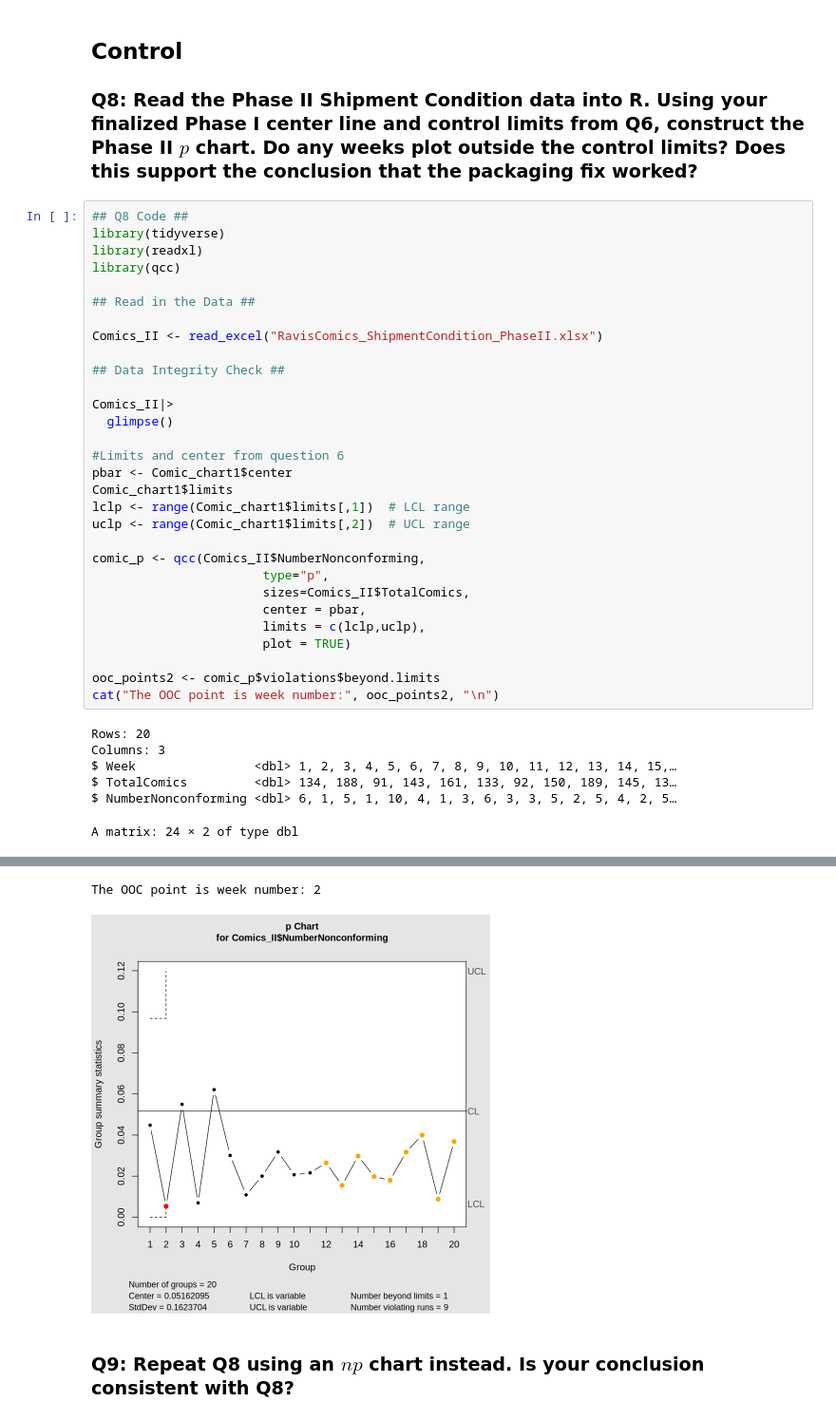
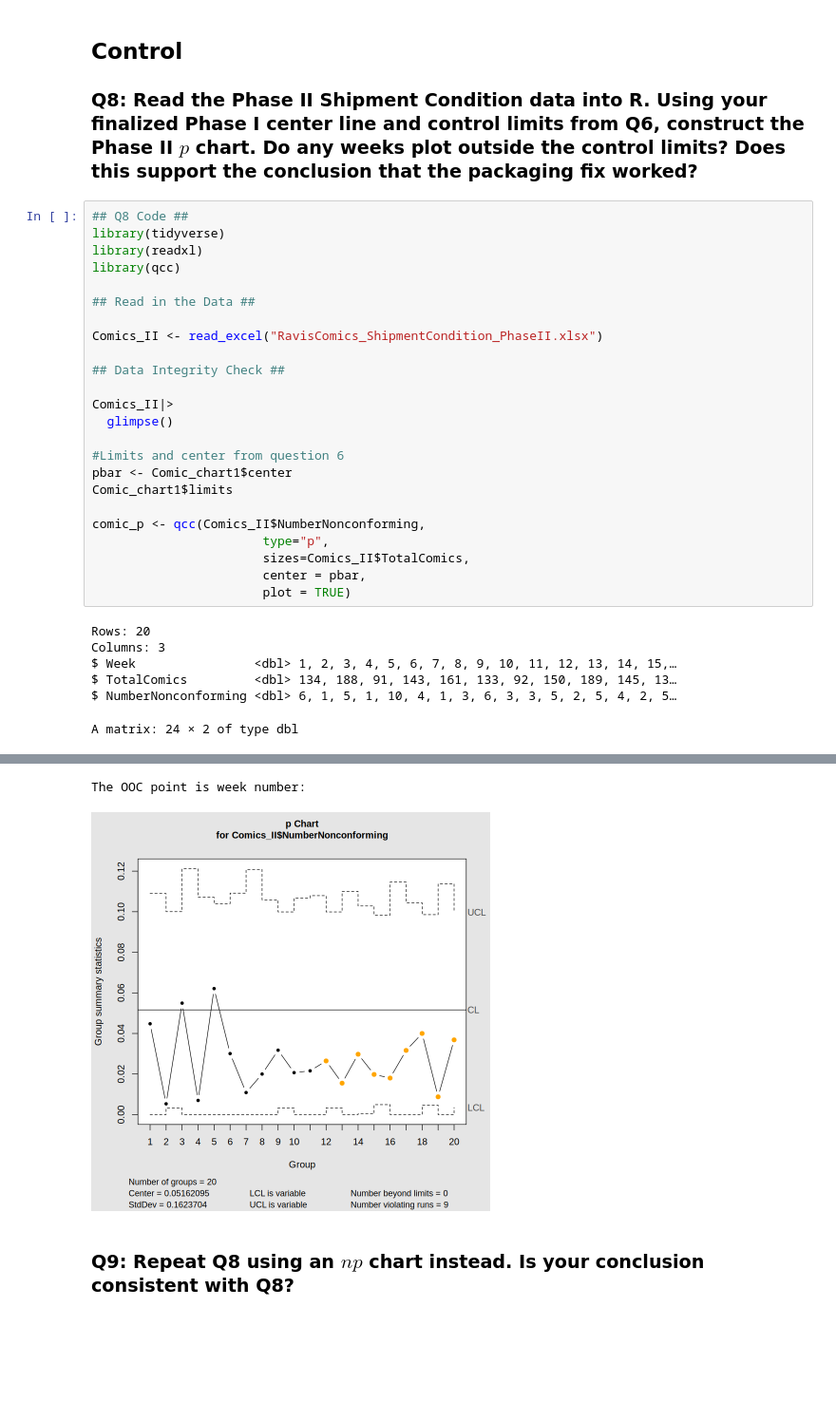
Before and after one commit to DesyneMartinez/STAT-7110-Quality-Control, a Jupyter notebook: Assignments/HW3/STAT-7110-HW3.ipynb, the cells around one changed output, grey strips where cells are left out. Shown at 95% size. Drawn from its saved outputs; the diff is of its cells as text; blank space fills up the shorter version.

```diff
--- a/Assignments/HW3/STAT-7110-HW3.ipynb
+++ b/Assignments/HW3/STAT-7110-HW3.ipynb
@@ -239,44 +239,38 @@ Comics_II|>
 #Limits and center from question 6
 pbar <- Comic_chart1$center
 Comic_chart1$limits
-lclp <- range(Comic_chart1$limits[,1])  # LCL range
-uclp <- range(Comic_chart1$limits[,2])  # UCL range
 
 comic_p <- qcc(Comics_II$NumberNonconforming,
                        type="p",
                        sizes=Comics_II$TotalComics,
                        center = pbar,
-                       limits = c(lclp,uclp),
                        plot = TRUE)
-
-ooc_points2 <- comic_p$violations$beyond.limits
-cat("The OOC point is week number:", ooc_points2, "\n")
 # %% [output]
 Rows: 20
 Columns: 3
 $ Week                <dbl> 1, 2, 3, 4, 5, 6, 7, 8, 9, 10, 11, 12, 13, 14, 15,…
 $ TotalComics         <dbl> 134, 188, 91, 143, 161, 133, 92, 150, 189, 145, 13…
 $ NumberNonconforming <dbl> 6, 1, 5, 1, 10, 4, 1, 3, 6, 3, 3, 5, 2, 5, 4, 2, 5…
 A matrix: 24 × 2 of type dbl
 |  | LCL | UCL |
 |  | 0.003964205 | 0.09927769 |
 |  | 0.006456330 | 0.09678557 |
 |  | 0.000000000 | 0.10600006 |
 |  | 0.000000000 | 0.10732426 |
 |  | 0.000000000 | 0.11123030 |
 |  | 0.006032239 | 0.09720966 |
 |  | 0.000000000 | 0.10693608 |
 |  | 0.000000000 | 0.11298758 |
 |  | 0.003080429 | 0.10016147 |
 |  | 0.004801403 | 0.09844049 |
 | ... | ... | ... |
 |  | 0.003591396 | 0.09965050 |
 |  | 0.003591396 | 0.09965050 |
 |  | 0.000000000 | 0.10732426 |
 |  | 0.004917436 | 0.09832446 |
 |  | 0.005260429 | 0.09798147 |
-The OOC point is week number: 2
+The OOC point is week number:
-[figure, old version]
+[figure, new version]
 # %% [markdown]
 ### Q9: Repeat Q8 using an $np$ chart instead. Is your conclusion consistent with Q8?
 # %%
```
Also changed, not shown: parts of 1 cell of this notebook.
